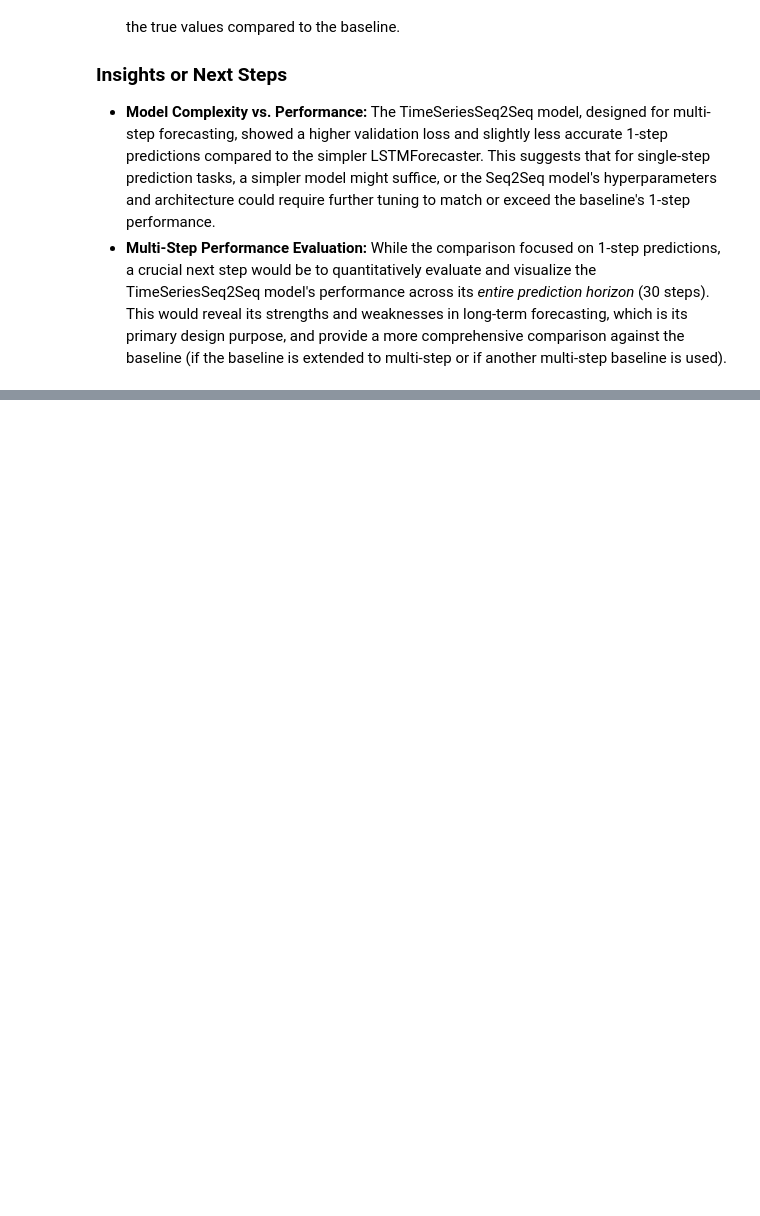
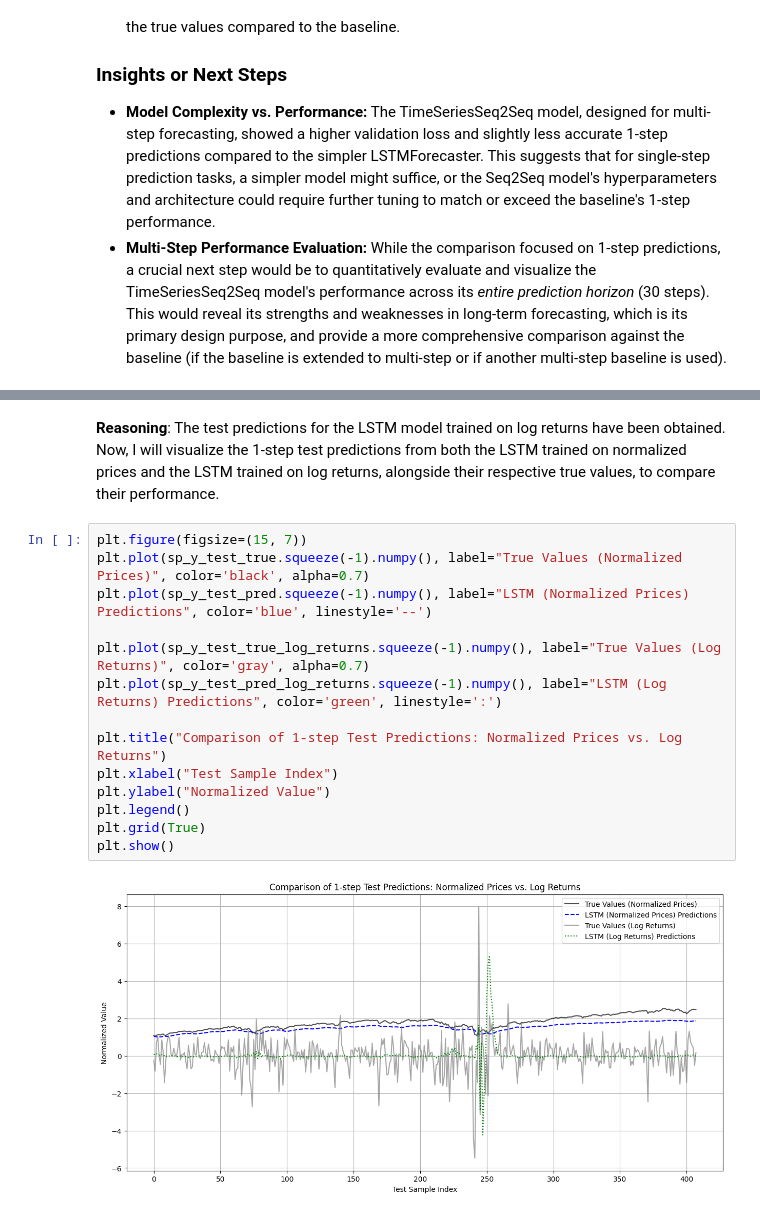
Before and after one commit to dennisddschulz/cas-artificial-intelligence, a Jupyter notebook: 06_transformer/04_Assignment_–_Encoder_Decoder_mit_Attention_(Seq2Seq)_&_Brücke_zu_Transformern_Aufgabe_4c.ipynb, the cells around one changed output, grey strips where cells are left out. Saved outputs shown, nothing was run; the diff lists cells and outputs as text; blank space fills up the shorter version.

```diff
--- a/06_transformer/04_Assignment_–_Encoder_Decoder_mit_Attention_(Seq2Seq)_&_Brücke_zu_Transformern_Aufgabe_4c.ipynb
+++ b/06_transformer/04_Assignment_–_Encoder_Decoder_mit_Attention_(Seq2Seq)_&_Brücke_zu_Transformern_Aufgabe_4c.ipynb
@@ -3776,0 +3982,19 @@ The TimeSeriesSeq2Seq model, despite a higher validation loss compared to the ba
+# %% [markdown]
+**Reasoning**:
+The test predictions for the LSTM model trained on log returns have been obtained. Now, I will visualize the 1-step test predictions from both the LSTM trained on normalized prices and the LSTM trained on log returns, alongside their respective true values, to compare their performance.
+# %%
+plt.figure(figsize=(15, 7))
+plt.plot(sp_y_test_true.squeeze(-1).numpy(), label="True Values (Normalized Prices)", color='black', alpha=0.7)
+plt.plot(sp_y_test_pred.squeeze(-1).numpy(), label="LSTM (Normalized Prices) Predictions", color='blue', linestyle='--')
+
+plt.plot(sp_y_test_true_log_returns.squeeze(-1).numpy(), label="True Values (Log Returns)", color='gray', alpha=0.7)
+plt.plot(sp_y_test_pred_log_returns.squeeze(-1).numpy(), label="LSTM (Log Returns) Predictions", color='green', linestyle=':')
+
+plt.title("Comparison of 1-step Test Predictions: Normalized Prices vs. Log Returns")
+plt.xlabel("Test Sample Index")
+plt.ylabel("Normalized Value")
+plt.legend()
+plt.grid(True)
+plt.show()
+# %% [output]
+[figure, added]
```
Also changed, not shown: parts of 39 cells of this notebook.
